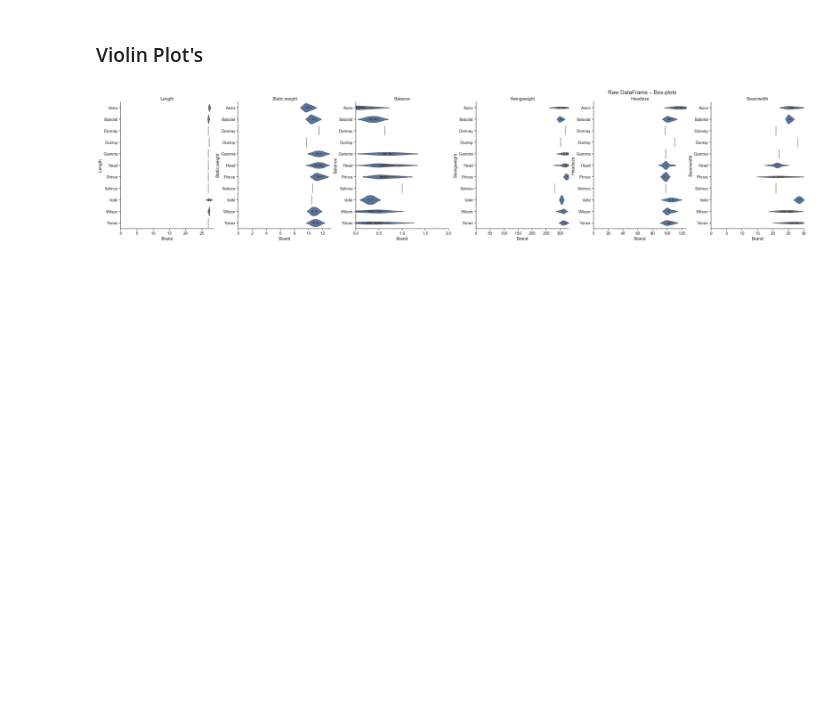
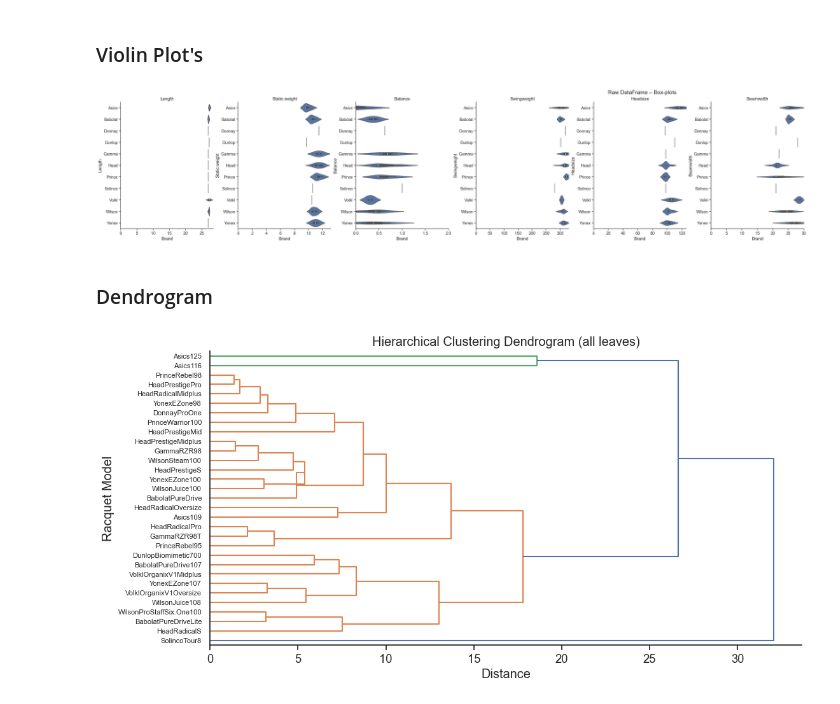
Before and after one commit to eagereconomist/kmeans, a Jupyter notebook: notebooks/tennis_racquet_eda.ipynb, the cells around one changed output. Drawn from its saved outputs; the diff is of its cells as text; code cells hidden in the pictures; blank space fills up the shorter version.

```diff
--- a/notebooks/tennis_racquet_eda.ipynb
+++ b/notebooks/tennis_racquet_eda.ipynb
@@ -700,3 +700,24 @@ plt.suptitle("Raw DataFrame – Box-plots", fontsize=18)
 plt.show()
 # %% [output]
 [figure]
+# %% [markdown]
+### Dendrogram
+# %%
+from scipy.cluster.hierarchy import linkage, dendrogram
+
+racquets = df_preprocessed.values
+racquet_names = df["Racquet"].values
+Z = linkage(racquets, method="centroid")
+
+plt.figure(figsize=(12, 6))
+dendrogram(
+    Z,
+    orientation="right",
+    labels=racquet_names,
+)
+plt.title("Hierarchical Clustering Dendrogram (all leaves)")
+plt.xlabel("Distance")
+plt.ylabel("Racquet Model")
+plt.show()
+# %% [output]
+[figure, added]
```
Also changed, not shown: parts of 4 cells of this notebook.
